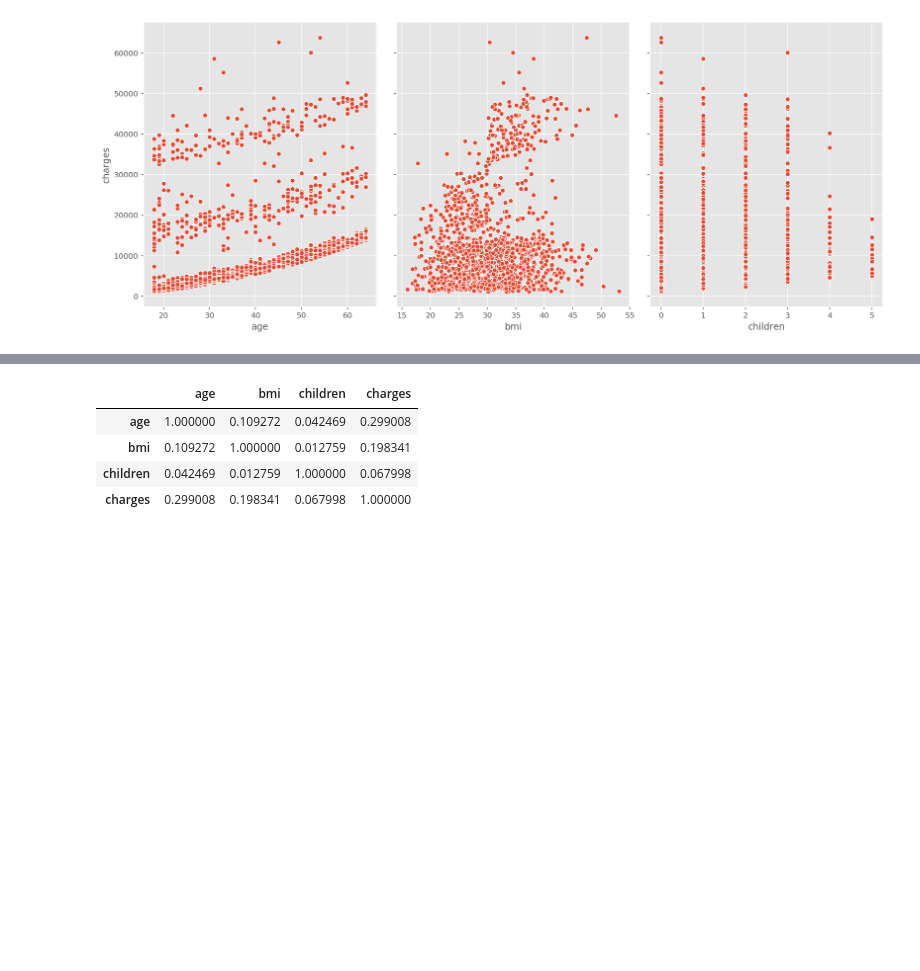
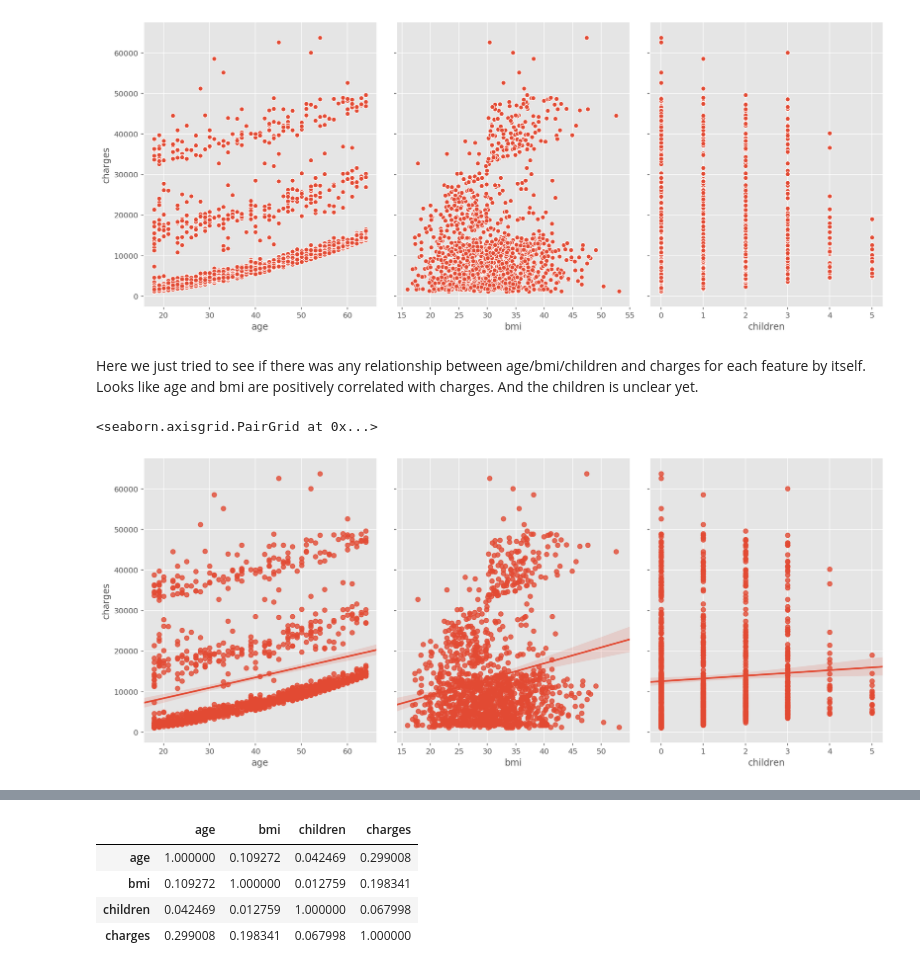
Before and after one commit to mandy941/DAV-5400, a Jupyter notebook: Manling_Yang midterm .ipynb, the cells around one changed output, grey strips where cells are left out. Cells and saved outputs as stored; diff of their text form; code cells hidden in the pictures; blank space fills up the shorter version.

```diff
--- a/Manling_Yang midterm .ipynb
+++ b/Manling_Yang midterm .ipynb
@@ -653,3 +660,10 @@ dtype: object
 sns.pairplot(df0, x_vars=['age','bmi','children'], y_vars='charges', height=6, aspect=0.8);
 # %% [output]
 [figure]
+# %% [markdown]
+Here we just tried to see if there was any relationship between age/bmi/children and charges for each feature by itself. Looks like age and bmi are positively correlated with charges. And the children is unclear yet.
+# %%
+sns.pairplot(df, x_vars=['age','bmi','children'], y_vars='charges', height=6, aspect=0.8, kind='reg')
+# %% [output]
+<seaborn.axisgrid.PairGrid at 0x...>
+[figure, added]
```
Also changed, not shown: parts of 22 cells of this notebook.
